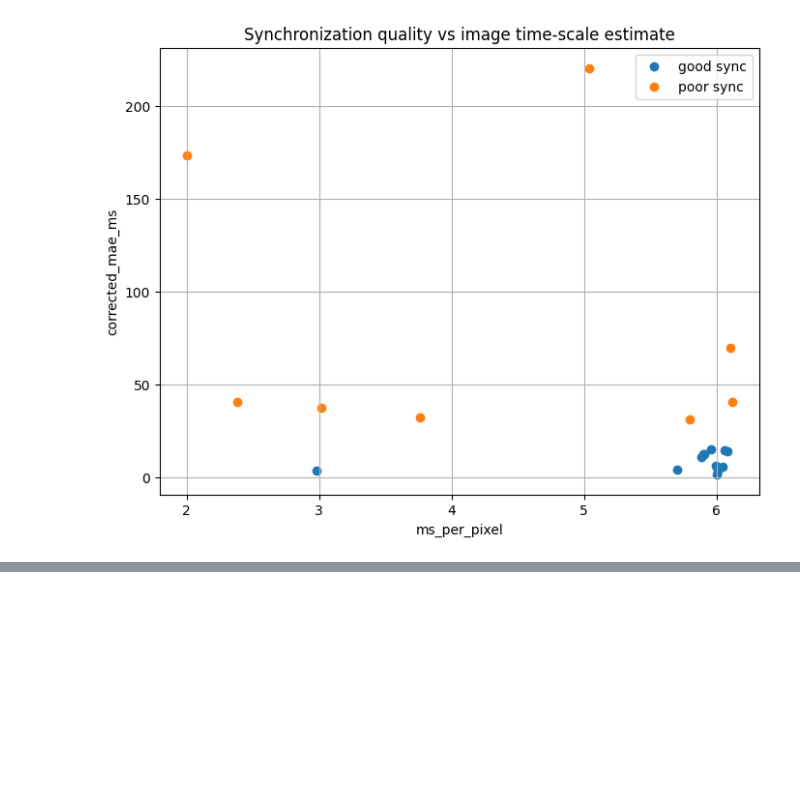
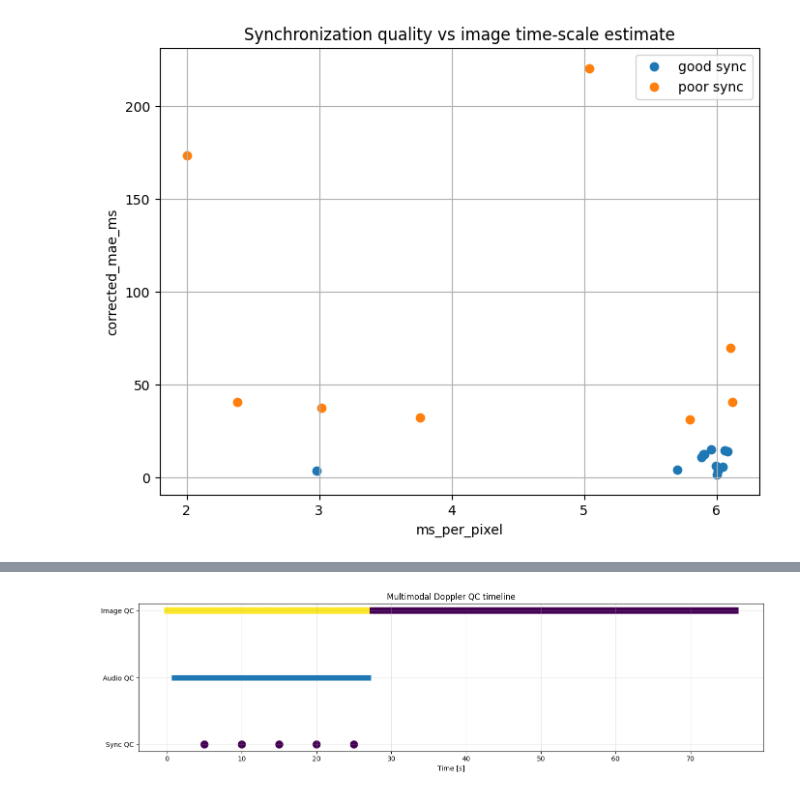
Before and after one commit to MrCzaro/DopplerLab, a Jupyter notebook: NB03 - Doppler image-audio QC integration.ipynb, the cells around one changed output, grey strips where cells are left out. Drawn from its saved outputs; the diff is of its cells as text; code cells hidden in the pictures; blank space fills up the shorter version.

```diff
--- a/NB03 - Doppler image-audio QC integration.ipynb
+++ b/NB03 - Doppler image-audio QC integration.ipynb
@@ -219,9 +197,13 @@ def extract_doppler_waveform(
     peak_distance=100,
 ):
     """
-    Extract Doppler waveform from one ultrasound video frame.
+    Extract and smooth a Doppler waveform from a single RGB video frame.
 
-    Returns a dictionary with local and global peak positions.
+    The function detects the Doppler baseline, extracts the spectrum envelope,
+    trims edge artifacts, smooths the waveform, and detects PSV peaks.
+
+    Returns a dictionary with intermediate outputs, waveform arrays, and
+    local/global PSV peak positions.
     """
 
     roi = frame_rgb[y_min:y_max, x_min:x_max]
@@ -854,17 +704,10 @@ def apply_frame_quality_gate(
     min_p95_velocity_px=70,
 ):
     """
-    Apply a simple rule-based image quality gate to one Doppler frame.
+    Apply rule-based quality control to a single Doppler frame.
 
-    Parameters
-    ----------
-    metrics : dict or pd.Series
-        Output from compute_frame_quality_metrics().
-
-    Returns
-    -------
-    qc_result : dict
-        Quality-gate decision and reasons.
+    Determines whether a frame contains sufficient Doppler signal
+    for downstream waveform analysis.
     """
 
     reasons = []
@@ -4686,0 +5031,4 @@ plt.show()
+# %%
+plot_multimodal_qc_timeline(image_qc_df=image_qc_df,audio_qc_result=audio_qc_result,sync_summary_df=offset_corrected_summary_df)
+# %% [output]
+[figure, added]
```
Also changed, not shown: parts of 30 cells of this notebook, 1 other file.
